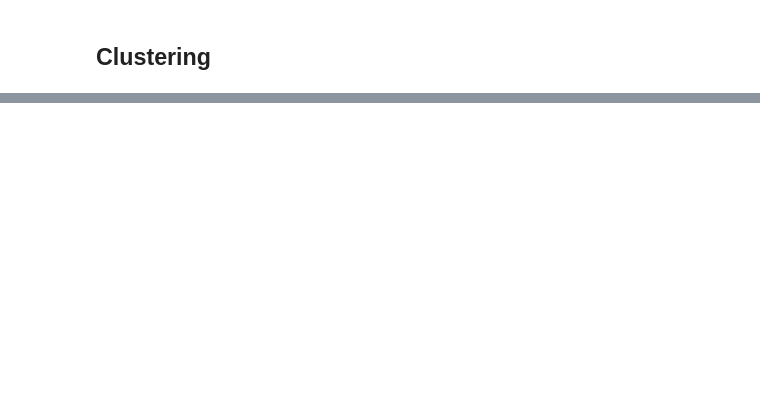
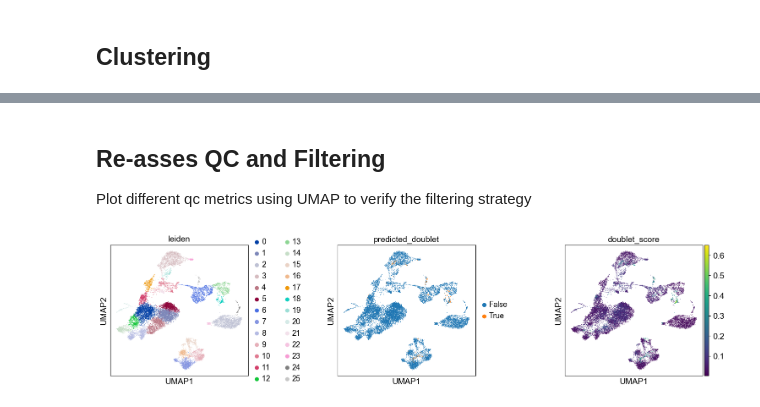
Before and after one commit to katarinazosel/Summer2024Caleb, a Jupyter notebook: Tutorials/Preprocessing_Clustering_Scanpy/Preprocessing_and_Clustering_Tutorial.ipynb, the cells around one changed output, grey strips where cells are left out. Saved outputs shown, nothing was run; the diff lists cells and outputs as text; code cells hidden in the pictures; blank space fills up the shorter version.

```diff
--- a/Tutorials/Preprocessing_Clustering_Scanpy/Preprocessing_and_Clustering_Tutorial.ipynb
+++ b/Tutorials/Preprocessing_Clustering_Scanpy/Preprocessing_and_Clustering_Tutorial.ipynb
@@ -159,0 +183,14 @@ sc.pl.umap(adata, color=["leiden"])
+# %% [markdown]
+## Re-asses QC and Filtering
+
+Plot different qc metrics using UMAP to verify the filtering strategy
+# %%
+sc.pl.umap(
+    adata,
+    color=["leiden", "predicted_doublet", "doublet_score"],
+    # increase horizontal space between panels
+    wspace=0.5,
+    size=3,
+)
+# %% [output]
+[figure, added]
```
Also changed, not shown: parts of 29 cells of this notebook.
